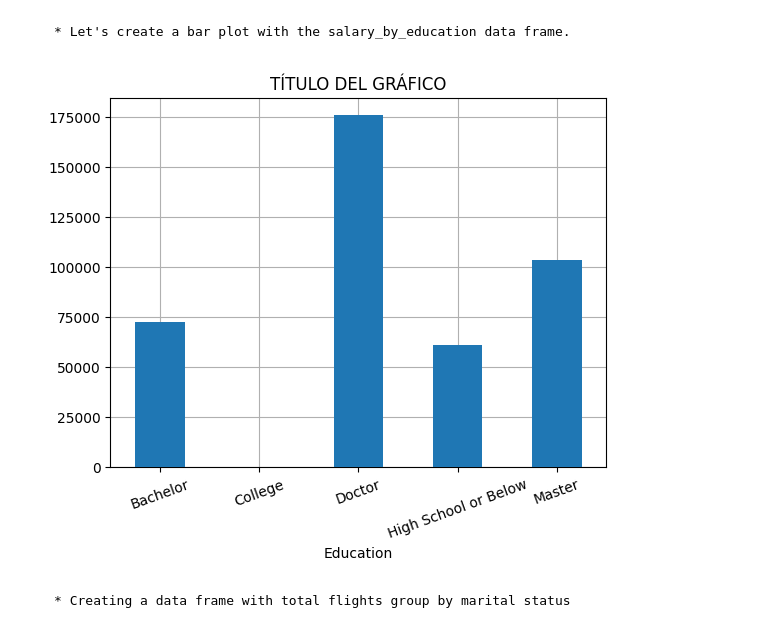
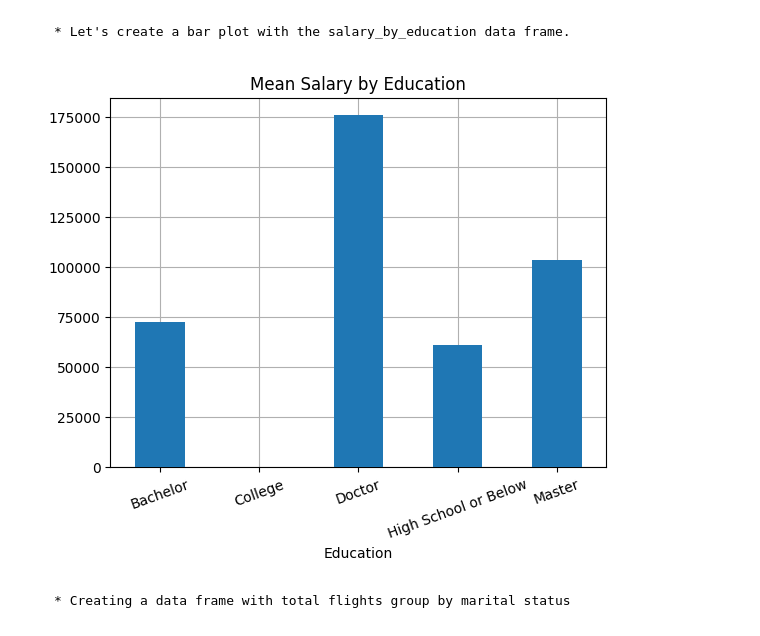
Before and after one commit to JaviDoria/Airlines-Loyalty-Project, a Jupyter notebook: Airlines Loyalty.ipynb, the cells around one changed output. Drawn from its saved outputs; the diff is of its cells as text; code cells hidden in the pictures.

```diff
--- a/Airlines Loyalty.ipynb
+++ b/Airlines Loyalty.ipynb
@@ -229,13 +231,13 @@ salary_by_eduaction
 # %%
 import matplotlib.pyplot as plt
 import seaborn as sns
 salary_by_eduaction.groupby('Education')['Salary'].mean().plot(kind='bar', stacked=True,zorder=3)
-plt.title('TÍTULO DEL GRÁFICO')
+plt.title('Mean Salary by Education')
 plt.xticks(rotation=20)
 plt.grid(True)
 plt.show()
 # %% [output]
-[figure, old version]
+[figure, new version]
 # %% [markdown]
     * Creating a data frame with total flights group by marital status
 # %%
```
Also changed, not shown: parts of 2 cells of this notebook.
